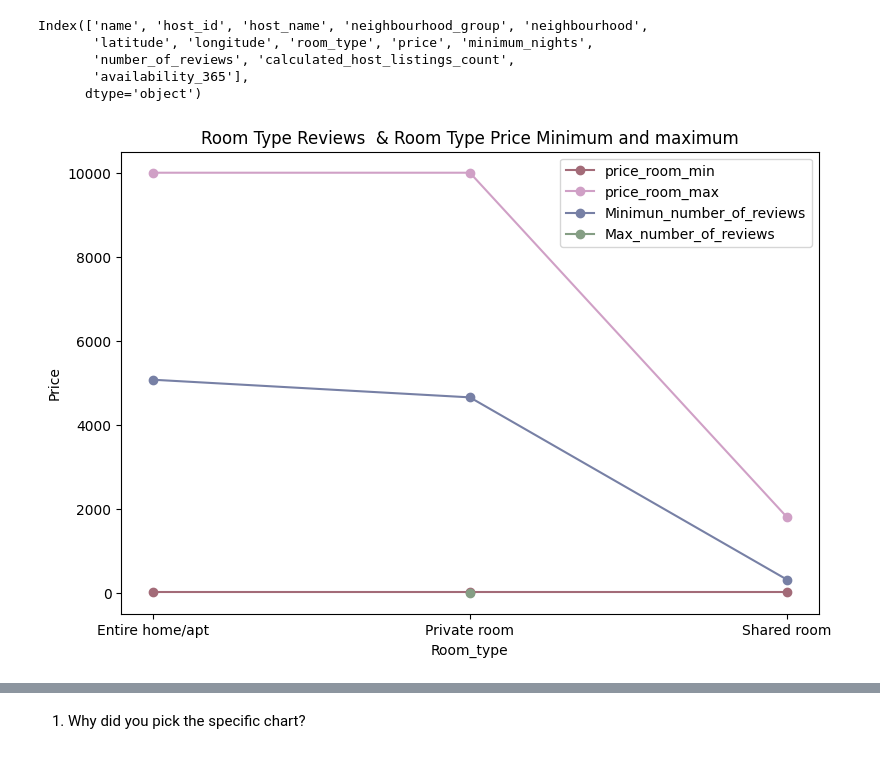
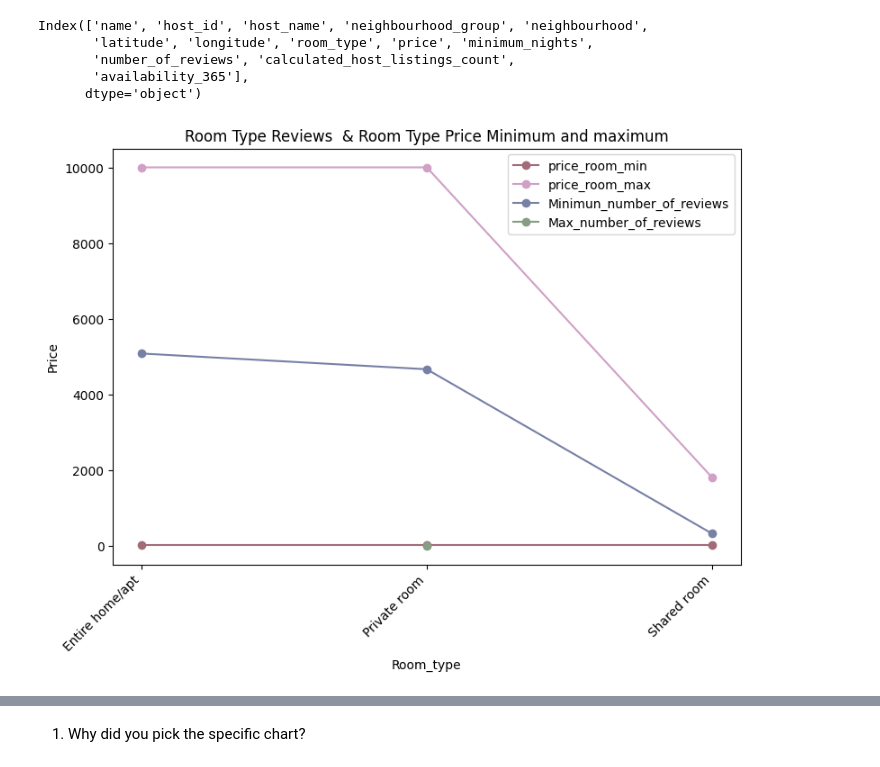
Before and after one commit to Jit562/EDA_AIRBNB_NYC_2019_Data_Analysis, a Jupyter notebook: EDA_AIRBNB_NYC_2019.ipynb, the cells around one changed output, grey strips where cells are left out. Saved outputs shown, nothing was run; the diff lists cells and outputs as text; code cells hidden in the pictures.

```diff
--- a/EDA_AIRBNB_NYC_2019.ipynb
+++ b/EDA_AIRBNB_NYC_2019.ipynb
@@ -1098,34 +1097,37 @@ price_room_min = dff.groupby('room_type')['price'].min()
 price_room_max = dff.groupby('room_type')['price'].max()
 
 avg_room_reviews = dff.groupby('room_type')['number_of_reviews'].mean()
 
 
 room = dff['room_type'].value_counts()
 mi_rr = min_room_reviews.value_counts()
 max_rr = max_room_reviews.value_counts()
 
 
 # Fixed the plot size
 plt.rcParams['figure.figsize'] = (9,6)
 
 # Plot the line
 
 plt.plot(price_room_min, label= 'price_room_min', marker='o', markerfacecolor='#A36B78', color='#A36B78')
 plt.plot(price_room_max, label= 'price_room_max', marker='o', markerfacecolor='#D0A0C6', color='#D0A0C6')
 plt.plot(mi_rr, label= 'Minimun_number_of_reviews', marker='o', markerfacecolor='#7780A5', color ='#7780A5')
 plt.plot(max_rr, label= 'Max_number_of_reviews', marker='o', markerfacecolor='#859E84', color='#859E84')
 
 
+# Rotating x-axis labels for better readability
+plt.xticks(rotation=45, ha='right')
+
 # Adding labels and title
 plt.xlabel('Room_type')
 plt.ylabel('Price')
 plt.title('Room Type Reviews  & Room Type Price Minimum and maximum')
 plt.legend()
 
 # Show the plot
 plt.show()
 # %% [output]
-[figure, old version]
+[figure, new version]
 # %%
 # Multi-variant Analysis
 sns.scatterplot(x='price', y='number_of_reviews', data=dff, hue='room_type', style='neighbourhood_group', size='price', sizes=(10, 100))
```
Also changed, not shown: parts of 7 cells of this notebook.
